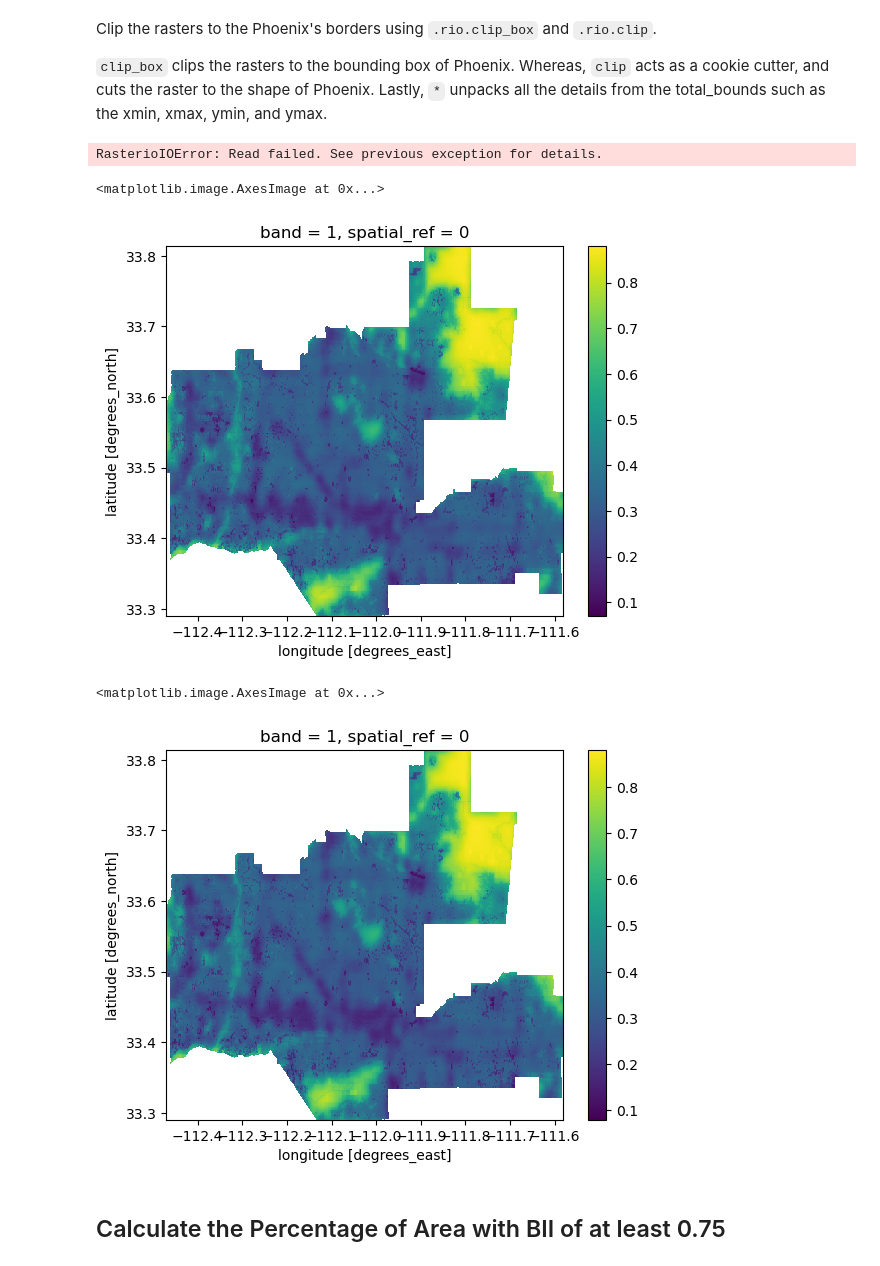
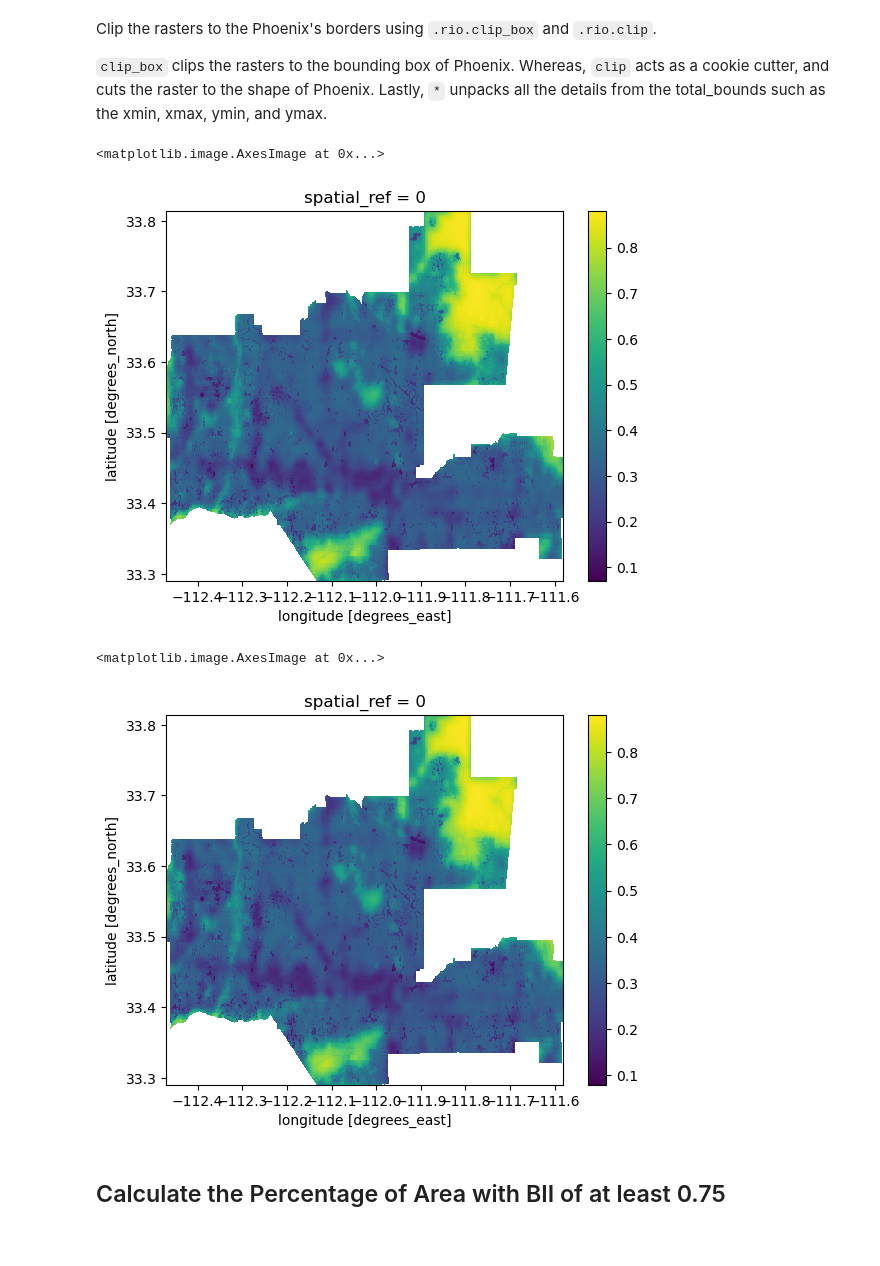
Before and after one commit to meganhessel/biodiversity_Phoenix_AZ, a Jupyter notebook: task2_biodiversity.ipynb, the cells around one changed output. Cells and saved outputs as stored; diff of their text form; code cells hidden in the pictures.

```diff
--- a/task2_biodiversity.ipynb
+++ b/task2_biodiversity.ipynb
@@ -182,31 +185,30 @@ phoenix = phoenix.to_crs(raster2020.rio.crs)
 # %%
 # Double check if Border and raster CRSs match
 assert raster2020.rio.crs == phoenix.crs
+# %%
+raster2020 = raster2020.squeeze().drop_vars('band')
+raster2017 = raster2017.squeeze().drop_vars('band')
 # %% [markdown]
 Clip the rasters to the Phoenix's borders using `.rio.clip_box` and `.rio.clip`.
 
 `clip_box` clips the rasters to the bounding box of Phoenix. Whereas, `clip` acts as a cookie cutter, and cuts the raster to the shape of Phoenix. Lastly, `*` unpacks all the details from the total_bounds such as the xmin, xmax, ymin, and ymax.
 # %%
 # Clip raster to Phoenix
-raster2020_clip = (raster2020.rio.clip_box(*phoenix.total_bounds)
-                   .rio.clip(phoenix.geometry))
+raster2020_clip = raster2020.rio.clip(phoenix.geometry)
 
-raster2017_clip = (raster2017.rio.clip_box(*phoenix.total_bounds)
-                   .rio.clip(phoenix.geometry))
+raster2017_clip = raster2017.rio.clip(phoenix.geometry)
-# %% [output]
-RasterioIOError: Read failed. See previous exception for details.
 # %%
 # Plot the clipped 2017 BII raster
-raster2017_clip.sel(band=1).plot.imshow()
+raster2017_clip.plot.imshow()
 # %% [output]
 <matplotlib.image.AxesImage at 0x...>
-[figure, old version]
+[figure, new version]
 # %%
 # Plot the clipped 2020 BII raster
-raster2020_clip.sel(band=1).plot.imshow()
+raster2020_clip.plot.imshow()
 # %% [output]
 <matplotlib.image.AxesImage at 0x...>
-[figure, old version]
+[figure, new version]
 # %% [markdown]
 ## Calculate the Percentage of Area with BII of at least 0.75
 # %% [markdown]
```
Also changed, not shown: parts of 10 cells of this notebook, 1 other file.
